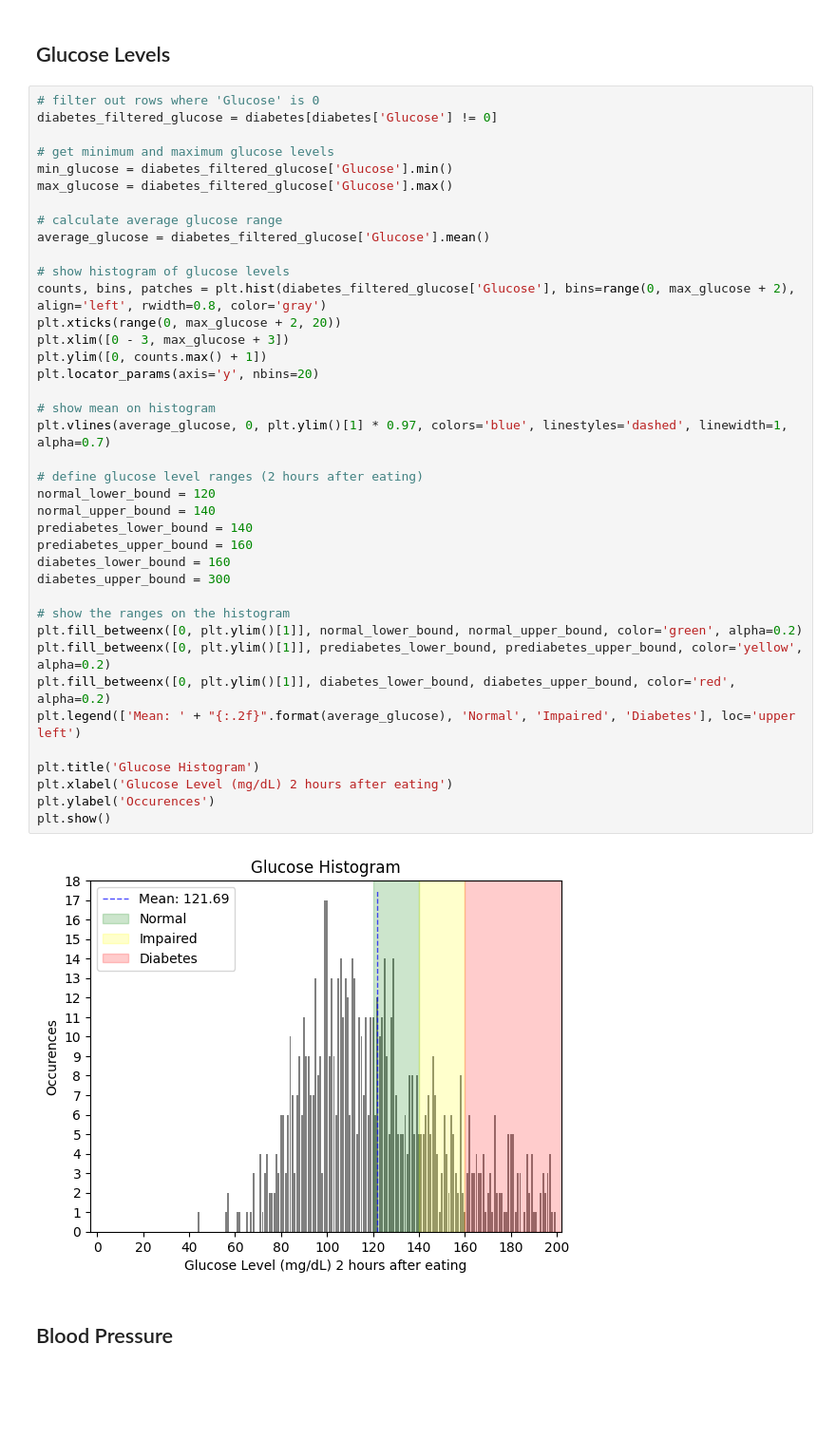
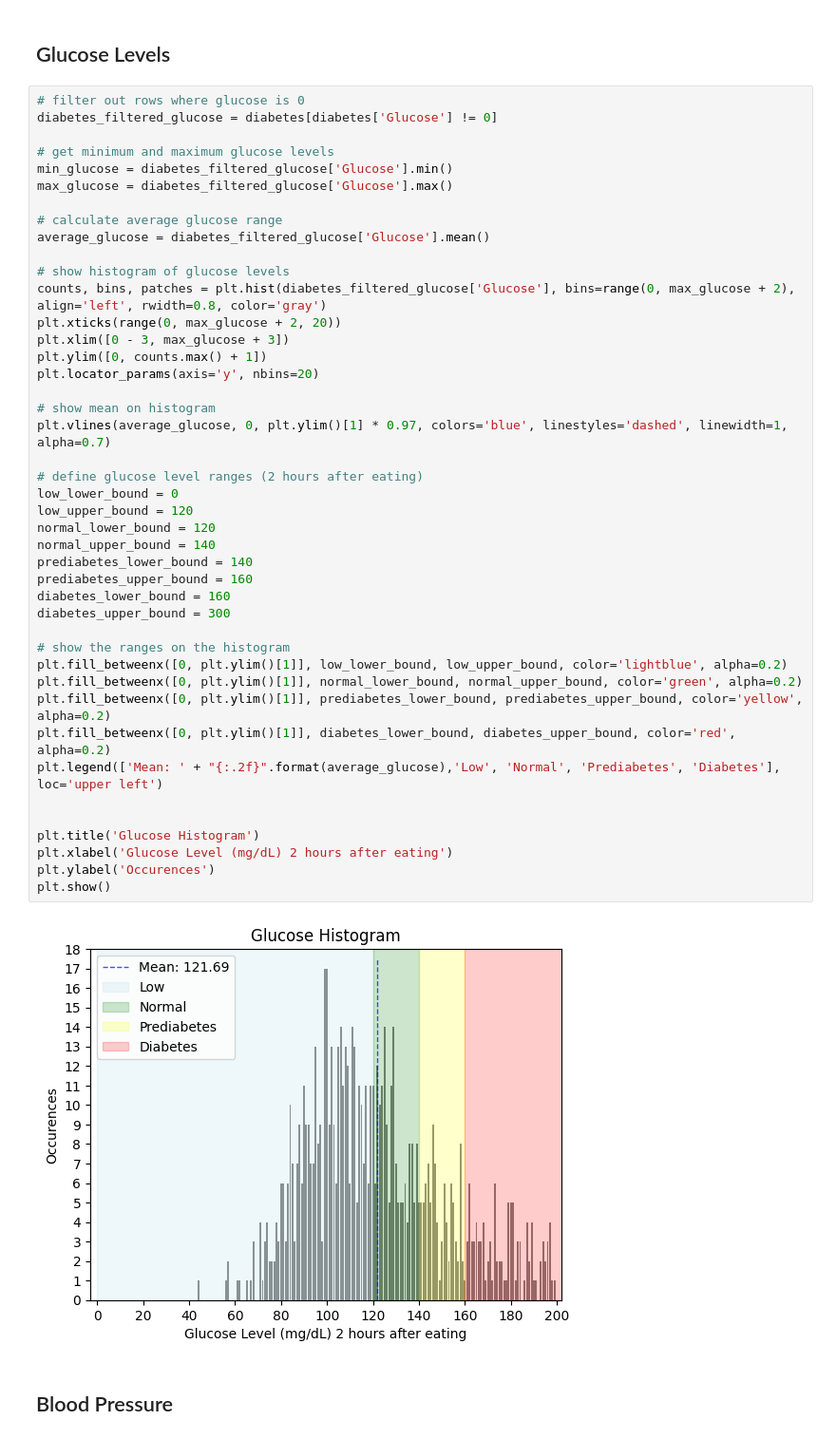
Before and after one commit to Bluxen/DA-Project1, a Jupyter notebook: 13_diabetes_prediction.ipynb, the cells around one changed output. Shown: that part at 95% size. Cells and saved outputs as stored; diff of their text form; blank space fills up the shorter version.

```diff
--- a/13_diabetes_prediction.ipynb
+++ b/13_diabetes_prediction.ipynb
@@ -70,7 +70,7 @@ Max pregnancies:  17
 # %% [markdown]
 ## Glucose Levels
 # %%
-# filter out rows where 'Glucose' is 0
+# filter out rows where glucose is 0
 diabetes_filtered_glucose = diabetes[diabetes['Glucose'] != 0]
 
 # get minimum and maximum glucose levels
@@ -81,35 +81,39 @@ max_glucose = diabetes_filtered_glucose['Glucose'].max()
 average_glucose = diabetes_filtered_glucose['Glucose'].mean()
 
 # show histogram of glucose levels
 counts, bins, patches = plt.hist(diabetes_filtered_glucose['Glucose'], bins=range(0, max_glucose + 2), align='left', rwidth=0.8, color='gray')
 plt.xticks(range(0, max_glucose + 2, 20))
 plt.xlim([0 - 3, max_glucose + 3])
 plt.ylim([0, counts.max() + 1])
 plt.locator_params(axis='y', nbins=20)
 
 # show mean on histogram
 plt.vlines(average_glucose, 0, plt.ylim()[1] * 0.97, colors='blue', linestyles='dashed', linewidth=1, alpha=0.7)
 
 # define glucose level ranges (2 hours after eating)
+low_lower_bound = 0
+low_upper_bound = 120
 normal_lower_bound = 120
 normal_upper_bound = 140
 prediabetes_lower_bound = 140
 prediabetes_upper_bound = 160
 diabetes_lower_bound = 160
 diabetes_upper_bound = 300
 
 # show the ranges on the histogram
+plt.fill_betweenx([0, plt.ylim()[1]], low_lower_bound, low_upper_bound, color='lightblue', alpha=0.2)
 plt.fill_betweenx([0, plt.ylim()[1]], normal_lower_bound, normal_upper_bound, color='green', alpha=0.2)
 plt.fill_betweenx([0, plt.ylim()[1]], prediabetes_lower_bound, prediabetes_upper_bound, color='yellow', alpha=0.2)
 plt.fill_betweenx([0, plt.ylim()[1]], diabetes_lower_bound, diabetes_upper_bound, color='red', alpha=0.2)
-plt.legend(['Mean: ' + "{:.2f}".format(average_glucose), 'Normal', 'Impaired', 'Diabetes'], loc='upper left')
+plt.legend(['Mean: ' + "{:.2f}".format(average_glucose),'Low', 'Normal', 'Prediabetes', 'Diabetes'], loc='upper left')
+
 
 plt.title('Glucose Histogram')
 plt.xlabel('Glucose Level (mg/dL) 2 hours after eating')
 plt.ylabel('Occurences')
 plt.show()
 # %% [output]
-[figure, old version]
+[figure, new version]
 # %% [markdown]
 ## Blood Pressure
 # %%
```
Also changed, not shown: parts of 4 cells of this notebook.
